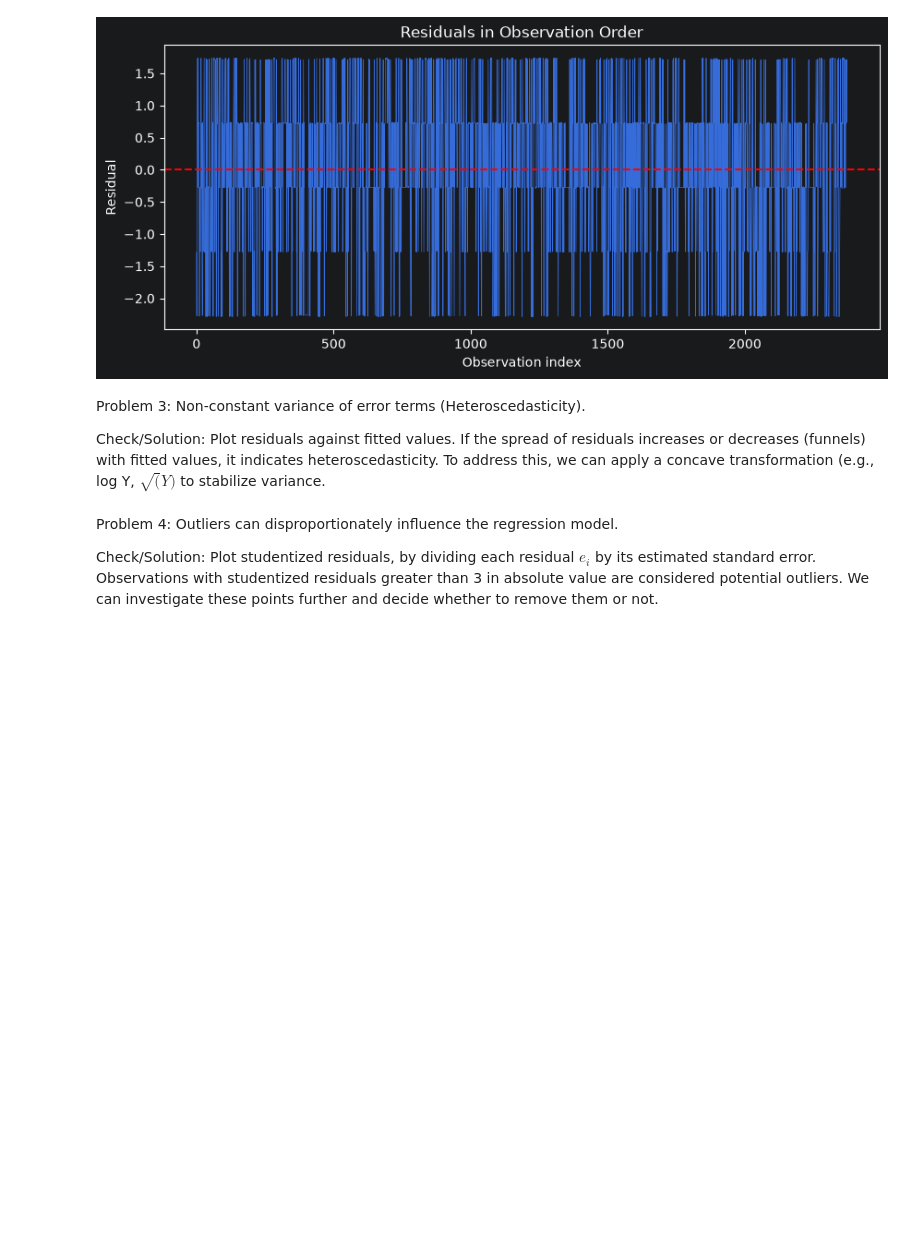
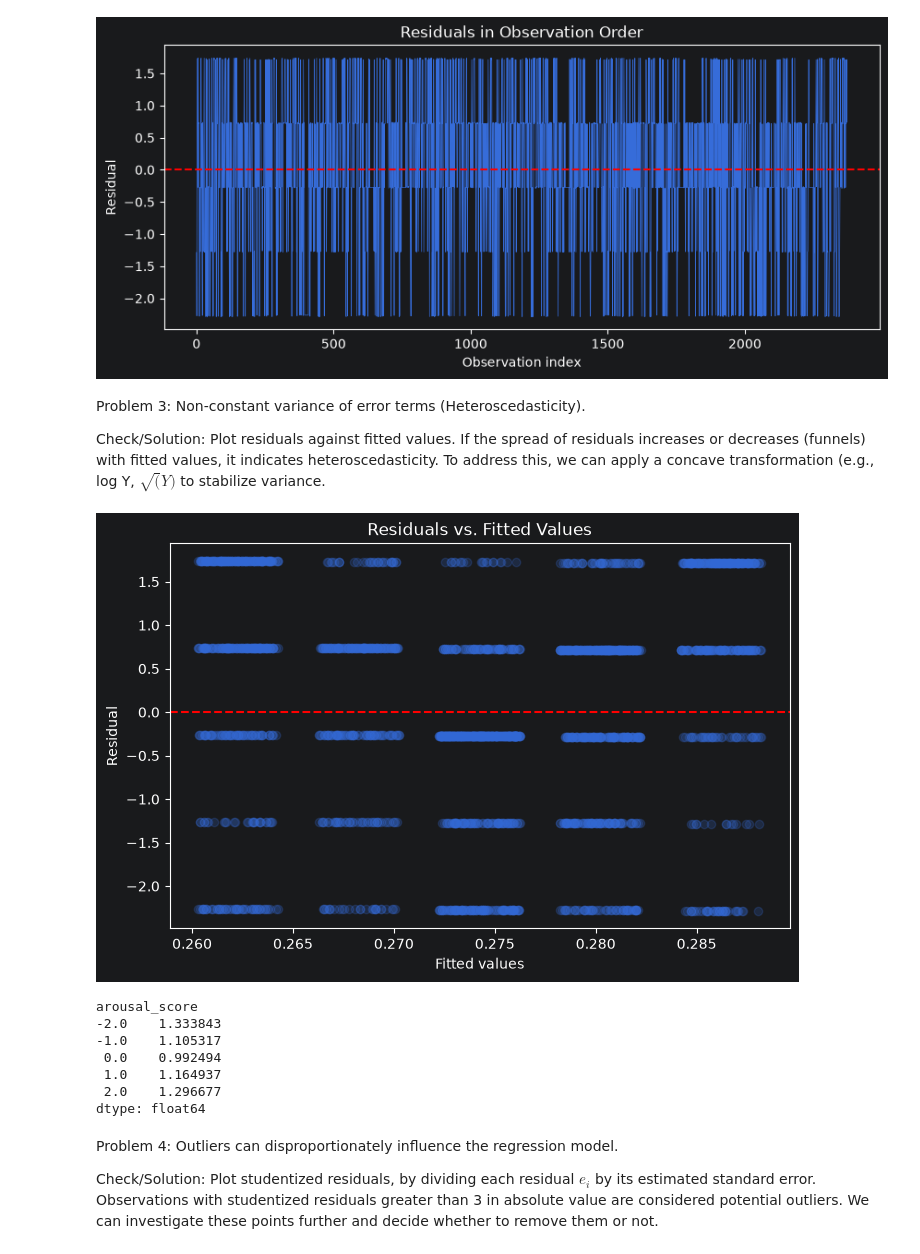
Before and after one commit to Emmett-Waechtler/ISTA_421_homework_3, a Jupyter notebook: waechtler_homework_3_dataset_demo.ipynb, the cells around one changed output. Saved outputs shown, nothing was run; the diff lists cells and outputs as text; code cells hidden in the pictures; blank space fills up the shorter version.

```diff
--- a/waechtler_homework_3_dataset_demo.ipynb
+++ b/waechtler_homework_3_dataset_demo.ipynb
@@ -117,7 +117,26 @@ Problem 3: Non-constant variance of error terms (Heteroscedasticity).
 
 Check/Solution: Plot residuals against fitted values. If the spread of residuals increases or decreases (funnels) with fitted values, it indicates heteroscedasticity. To address this, we can apply a concave transformation (e.g., log Y, $\sqrt(Y)$ to stabilize variance.
 # %%
-# Example Code:
+# Residuals vs. fitted values; look for a funnel shape
+plt.figure(figsize=(8, 5))
+plt.scatter(fitted + np.random.uniform(-0.002, 0.002, len(fitted)), resid, alpha=0.2)
+plt.axhline(0, color="red", linestyle="--")
+plt.xlabel("Fitted values")
+plt.ylabel("Residual")
+plt.title("Residuals vs. Fitted Values")
+plt.show()
+
+# Spread of residuals at each arousal level
+print(resid.groupby(x).std())
+# %% [output]
+[figure, added]
+arousal_score
+-2.0    1.333843
+-1.0    1.105317
+ 0.0    0.992494
+ 1.0    1.164937
+ 2.0    1.296677
+dtype: float64
 # %% [markdown]
 Problem 4: Outliers can disproportionately influence the regression model.
 
```
